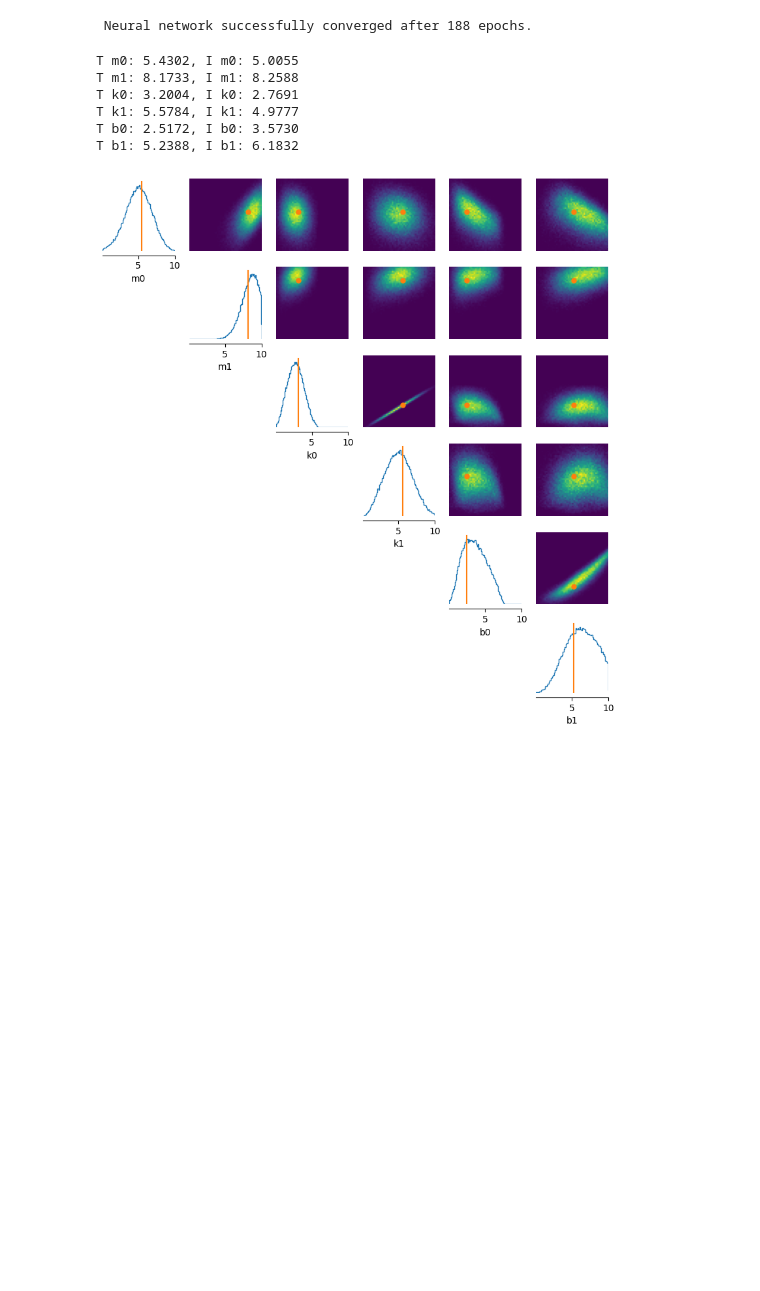
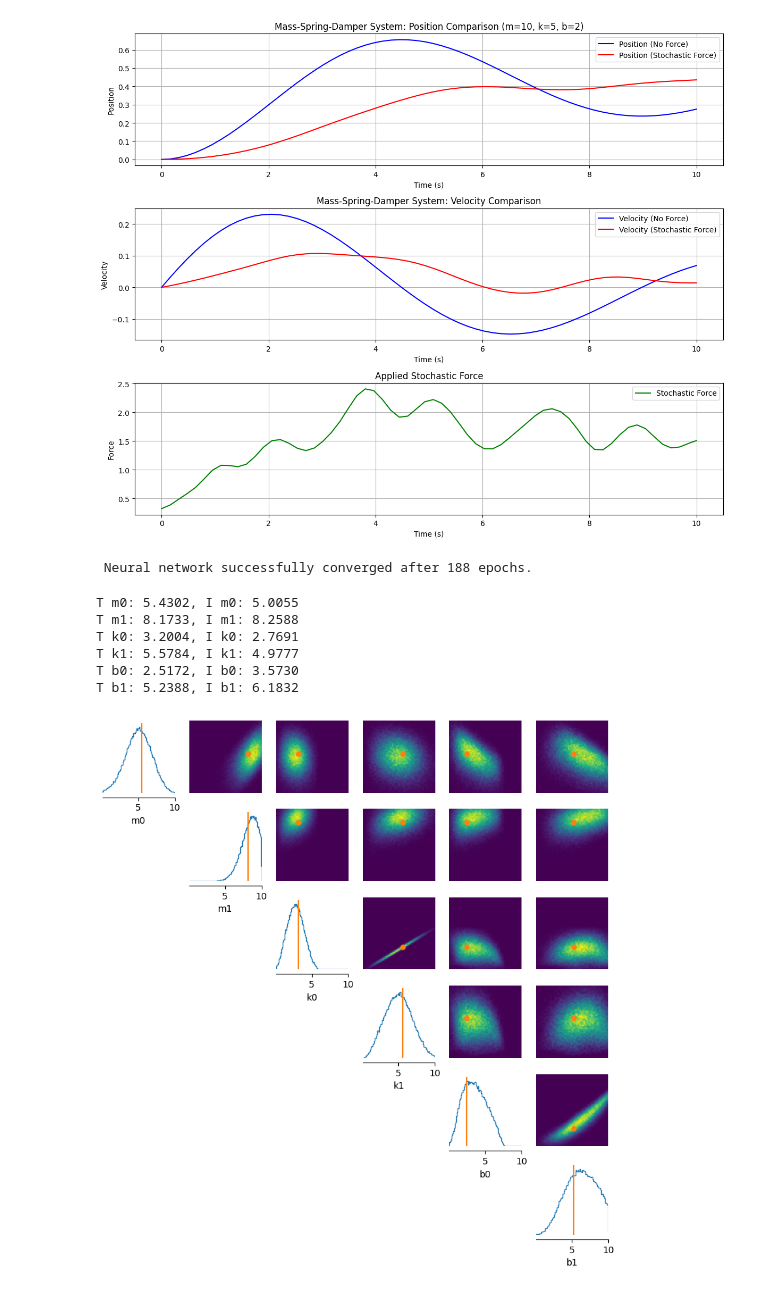
Before and after one commit to skcajs/pandora, a Jupyter notebook: notebooks/simulation_based_inference/msd/multi-msd-expl-stachostic.ipynb, the cells around one changed output. Drawn from its saved outputs; the diff is of its cells as text; code cells hidden in the pictures; blank space fills up the shorter version.

```diff
--- a/notebooks/simulation_based_inference/msd/multi-msd-expl-stachostic.ipynb
+++ b/notebooks/simulation_based_inference/msd/multi-msd-expl-stachostic.ipynb
@@ -22,7 +22,7 @@ from sbi.utils.user_input_checks import (
 num_samples = 100
 t_max = 20
 num_timesteps = 64
-num_masses = 2
+num_masses = 1
 x_data = np.abs(np.cumsum(np.random.rand(num_samples, num_timesteps, 1) - 0.5, axis=1))
 t_data = np.linspace(0, t_max, num_timesteps)
 num_simulations=400000
@@ -48,6 +48,8 @@ def multi_mass_spring_damper(y, t, m, k, b, F_ext=None):
         F = 0
         if F_ext is not None:
             F = np.interp(t, t_data, F_ext[i])
+        else:
+            F = 2
 
         # Spring-damper forces from neighbors
         force = 0
@@ -184,6 +186,58 @@ def simulator(params):
     # F_ext = np.abs(np.cumsum(np.random.rand(num_masses, num_timesteps) - 0.5, axis=1))
 
     return multi_msd_simulator(params, F_ext=F_ext)
+# %%
+# Let's compare the mass-spring-damper system behavior with and without stochastic force
+# Setting parameters: m=10, k=5, b=2
+
+# Define time points
+t = np.linspace(0, 10, num_timesteps)
+
+# First, simulate system with no external force
+params_fixed = np.array([10., 5., 2.])  # [m, k, b]
+t_no_force, x_no_force, v_no_force = multi_msd_simulator_raw(params_fixed, F_ext=None)
+
+# Second, simulate with stochastic force
+# Use a fixed seed for reproducibility
+force_stochastic = generate_stochastic_force(num_timesteps, num_masses, seed=42)
+t_stoch, x_stoch, v_stoch = multi_msd_simulator_raw(params_fixed, F_ext=force_stochastic)
+
+# Create comparison plots
+plt.figure(figsize=(12, 10))
+
+# Plot position comparison
+plt.subplot(3, 1, 1)
+plt.plot(t_no_force, x_no_force, 'b-', label='Position (No Force)')
+plt.plot(t_stoch, x_stoch, 'r-', label='Position (Stochastic Force)')
+plt.xlabel('Time (s)')
+plt.ylabel('Position')
+plt.title('Mass-Spring-Damper System: Position Comparison (m=10, k=5, b=2)')
+plt.legend()
+plt.grid(True)
+
+# Plot velocity comparison
+plt.subplot(3, 1, 2)
+plt.plot(t_no_force, v_no_force, 'b-', label='Velocity (No Force)')
+plt.plot(t_stoch, v_stoch, 'r-', label='Velocity (Stochastic Force)')
+plt.xlabel('Time (s)')
+plt.ylabel('Velocity')
+plt.title('Mass-Spring-Damper System: Velocity Comparison')
+plt.legend()
+plt.grid(True)
+
+# Plot the stochastic force
+plt.subplot(3, 1, 3)
+plt.plot(t_stoch, force_stochastic.T, 'g-', label='Stochastic Force')
+plt.xlabel('Time (s)')
+plt.ylabel('Force')
+plt.title('Applied Stochastic Force')
+plt.legend()
+plt.grid(True)
+
+plt.tight_layout()
+plt.show()
+# %% [output]
+[figure, added]
 # %%
 # Prior distribution for (m, k, b) — assuming you know rough ranges
 num_params = 3 * num_masses
```
Also changed, not shown: 14 other files.
